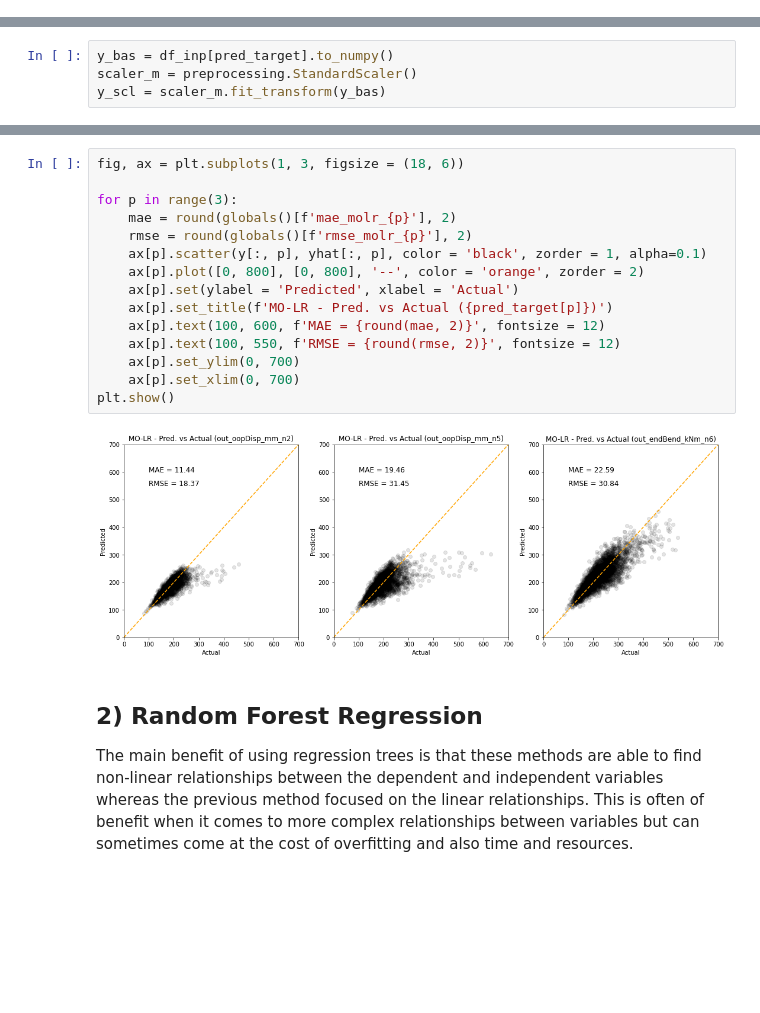
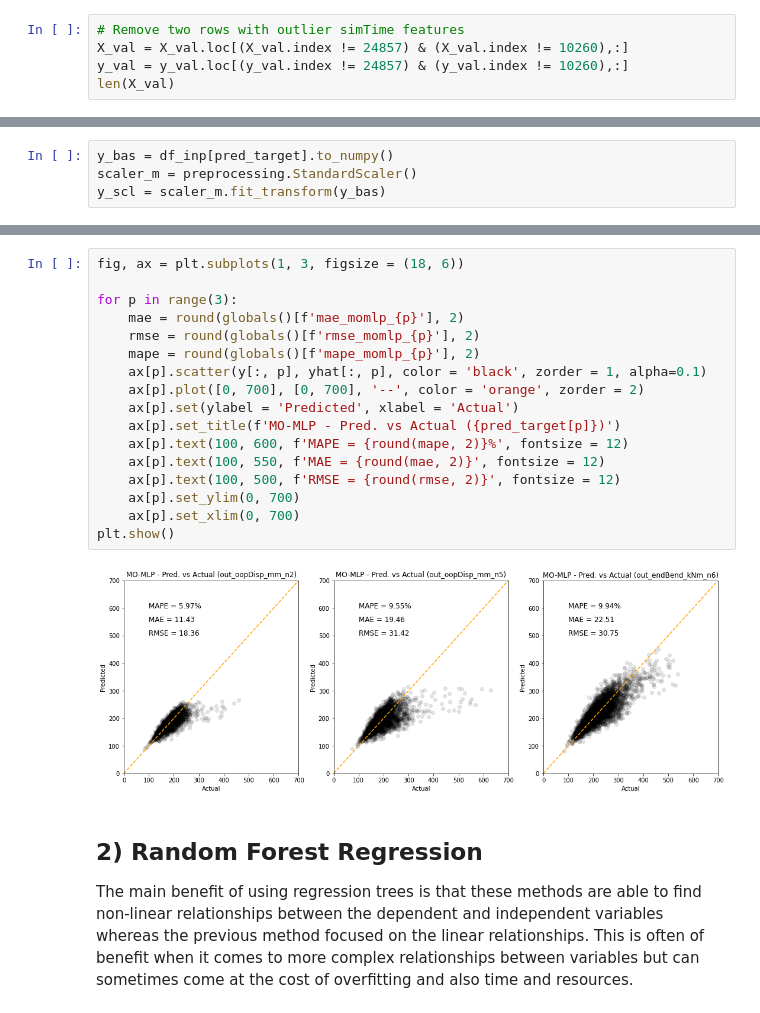
Before and after one commit to 3minuterecord/slug_spools, a Jupyter notebook: 5_initial_ml_model_trials.ipynb, the cells around one changed output, grey strips where cells are left out. Cells and saved outputs as stored; diff of their text form; blank space fills up the shorter version.

```diff
--- a/5_initial_ml_model_trials.ipynb
+++ b/5_initial_ml_model_trials.ipynb
@@ -67,0 +97,5 @@ X_train
+# %%
+# Remove two rows with outlier simTime features
+X_val = X_val.loc[(X_val.index != 24857) & (X_val.index != 10260),:]
+y_val = y_val.loc[(y_val.index != 24857) & (y_val.index != 10260),:]
+len(X_val)
@@ -117,20 +161,22 @@ R-Squared: 0.72
 # %%
 fig, ax = plt.subplots(1, 3, figsize = (18, 6))
 
 for p in range(3):
-    mae = round(globals()[f'mae_molr_{p}'], 2)
-    rmse = round(globals()[f'rmse_molr_{p}'], 2)
+    mae = round(globals()[f'mae_momlp_{p}'], 2)
+    rmse = round(globals()[f'rmse_momlp_{p}'], 2)
+    mape = round(globals()[f'mape_momlp_{p}'], 2)
     ax[p].scatter(y[:, p], yhat[:, p], color = 'black', zorder = 1, alpha=0.1)
-    ax[p].plot([0, 800], [0, 800], '--', color = 'orange', zorder = 2)
+    ax[p].plot([0, 700], [0, 700], '--', color = 'orange', zorder = 2)
     ax[p].set(ylabel = 'Predicted', xlabel = 'Actual')
-    ax[p].set_title(f'MO-LR - Pred. vs Actual ({pred_target[p]})')
-    ax[p].text(100, 600, f'MAE = {round(mae, 2)}', fontsize = 12)
-    ax[p].text(100, 550, f'RMSE = {round(rmse, 2)}', fontsize = 12)
+    ax[p].set_title(f'MO-MLP - Pred. vs Actual ({pred_target[p]})')
+    ax[p].text(100, 600, f'MAPE = {round(mape, 2)}%', fontsize = 12)
+    ax[p].text(100, 550, f'MAE = {round(mae, 2)}', fontsize = 12)
+    ax[p].text(100, 500, f'RMSE = {round(rmse, 2)}', fontsize = 12)
     ax[p].set_ylim(0, 700)
     ax[p].set_xlim(0, 700)
 plt.show()
 # %% [output]
-[figure, old version]
+[figure, new version]
 # %% [markdown]
 ## 2) Random Forest Regression
 The main benefit of using regression trees is that these methods are able to find non-linear relationships between the dependent and independent variables whereas the previous method focused on the linear relationships. This is often of benefit when it comes to more complex relationships between variables but can sometimes come at the cost of overfitting and also time and resources.
```
Also changed, not shown: parts of 19 cells of this notebook.
